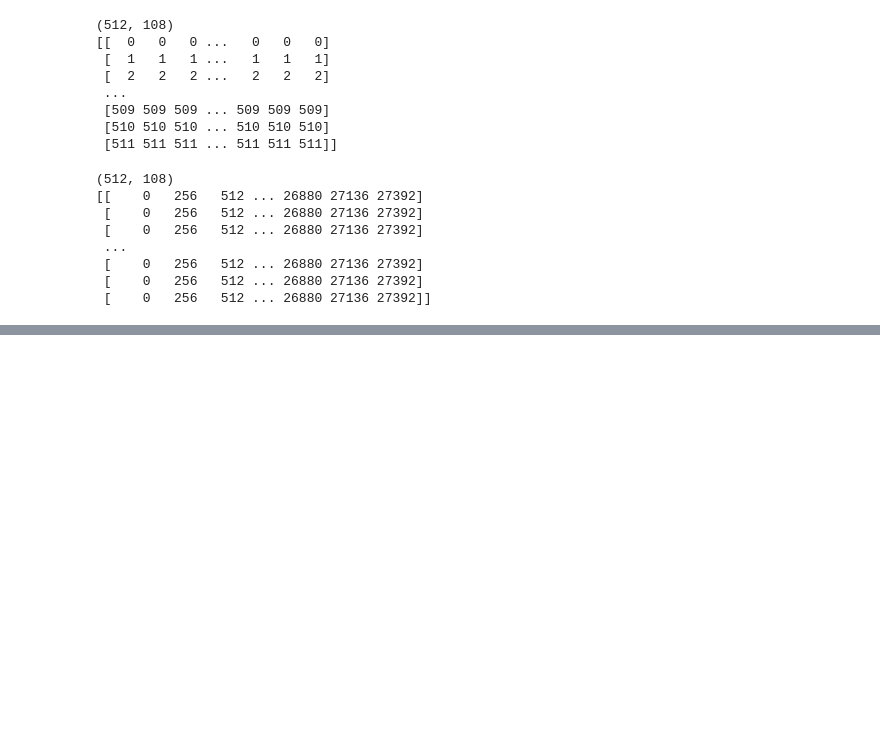
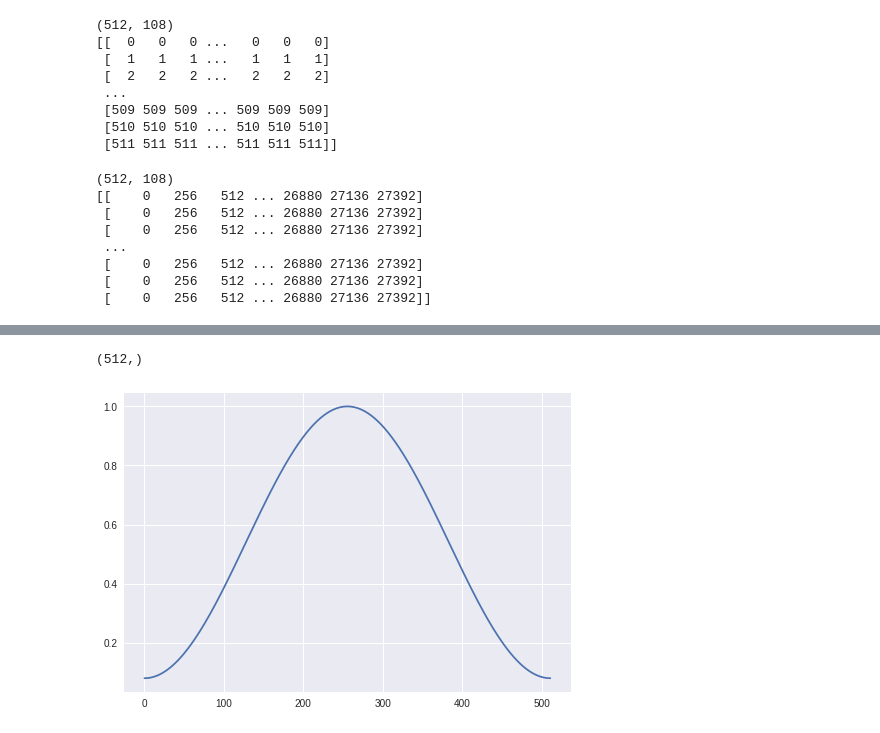
Before and after one commit to cattaneoluca/ML_for_audio, a Jupyter notebook: seminar_1/seminar_1.ipynb, the cells around one changed output, grey strips where cells are left out. Drawn from its saved outputs; the diff is of its cells as text; code cells hidden in the pictures; blank space fills up the shorter version.

```diff
--- a/seminar_1/seminar_1.ipynb
+++ b/seminar_1/seminar_1.ipynb
@@ -95,0 +131,8 @@ print(frame_ind)
+# %%
+# Generate and apply a window function
+winfunc = np.hamming(frame_length)
+plt.plot(winfunc)
+winfunc.shape
+# %% [output]
+(512,)
+[figure, added]
```
Also changed, not shown: parts of 7 cells of this notebook.
